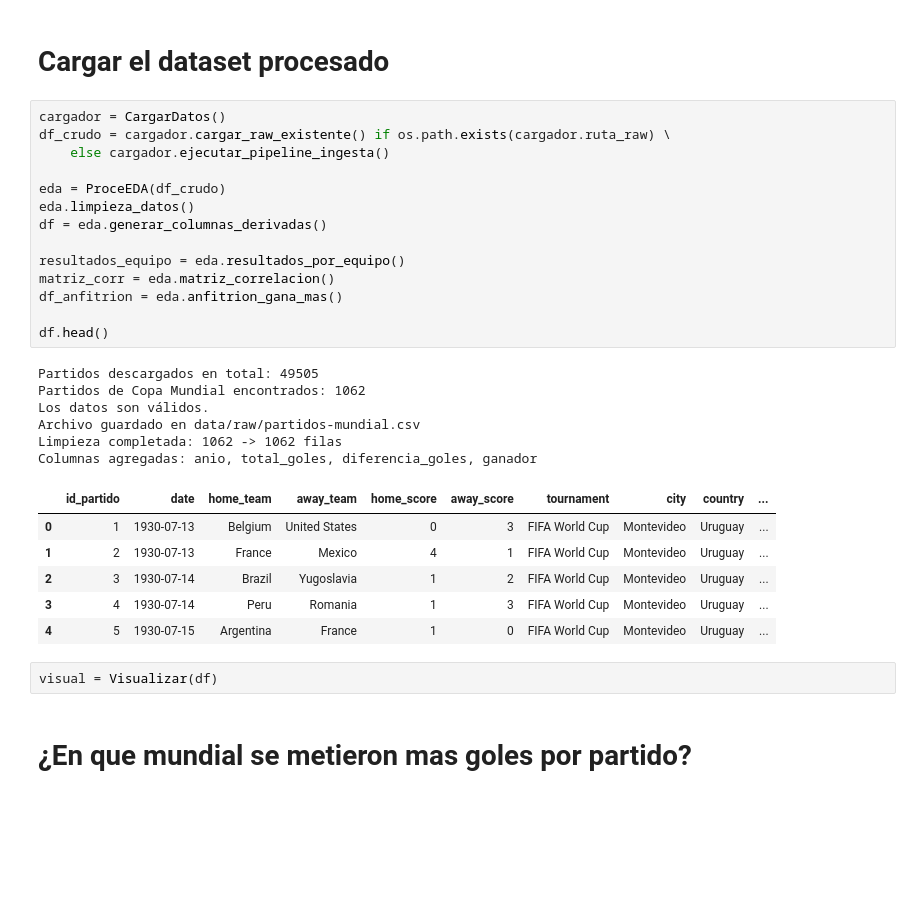
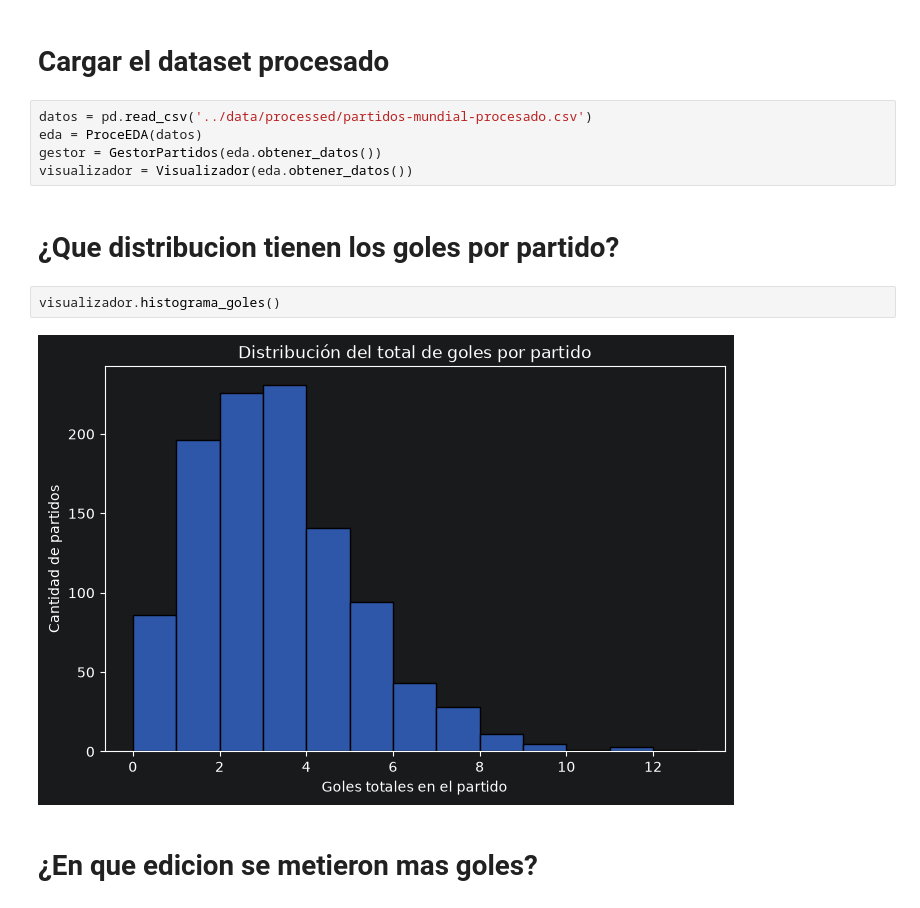
Before and after one commit to jeff0910968/Proyecto2, a Jupyter notebook: notebooks/Visualizacion.ipynb, the cells around one changed output. Drawn from its saved outputs; the diff is of its cells as text; blank space fills up the shorter version.

Commit message:
Se realizan cambios en (Visualizacion.ipynb)

```diff
--- a/notebooks/Visualizacion.ipynb
+++ b/notebooks/Visualizacion.ipynb
@@ -14,33 +11,15 @@ from visualizacion import Visualizar
 # %% [markdown]
 # Cargar el dataset procesado
-# %%
-cargador = CargarDatos()
-df_crudo = cargador.cargar_raw_existente() if os.path.exists(cargador.ruta_raw) \
-    else cargador.ejecutar_pipeline_ingesta()
-
-eda = ProceEDA(df_crudo)
-eda.limpieza_datos()
-df = eda.generar_columnas_derivadas()
-
-resultados_equipo = eda.resultados_por_equipo()
-matriz_corr = eda.matriz_correlacion()
-df_anfitrion = eda.anfitrion_gana_mas()
-
-df.head()
-# %% [output]
-Partidos descargados en total: 49505
-Partidos de Copa Mundial encontrados: 1062
-Los datos son válidos.
-Archivo guardado en data/raw/partidos-mundial.csv
-Limpieza completada: 1062 -> 1062 filas
-Columnas agregadas: anio, total_goles, diferencia_goles, ganador
-|  | id_partido | date | home_team | away_team | home_score | away_score | tournament | city | country | ... |
-| 0 | 1 | 1930-07-13 | Belgium | United States | 0 | 3 | FIFA World Cup | Montevideo | Uruguay | ... |
-| 1 | 2 | 1930-07-13 | France | Mexico | 4 | 1 | FIFA World Cup | Montevideo | Uruguay | ... |
-| 2 | 3 | 1930-07-14 | Brazil | Yugoslavia | 1 | 2 | FIFA World Cup | Montevideo | Uruguay | ... |
-| 3 | 4 | 1930-07-14 | Peru | Romania | 1 | 3 | FIFA World Cup | Montevideo | Uruguay | ... |
-| 4 | 5 | 1930-07-15 | Argentina | France | 1 | 0 | FIFA World Cup | Montevideo | Uruguay | ... |
-# %%
-visual = Visualizar(df)
+# %%
+datos = pd.read_csv('../data/processed/partidos-mundial-procesado.csv')
+eda = ProceEDA(datos)
+gestor = GestorPartidos(eda.obtener_datos())
+visualizador = Visualizador(eda.obtener_datos())
+# %% [markdown]
+# ¿Que distribucion tienen los goles por partido?
+# %%
+visualizador.histograma_goles()
+# %% [output]
+[figure, added]
 # %% [markdown]
-# ¿En que mundial se metieron mas goles por partido?
+# ¿En que edicion se metieron mas goles?
```
Also changed, not shown: parts of 16 cells of this notebook.
